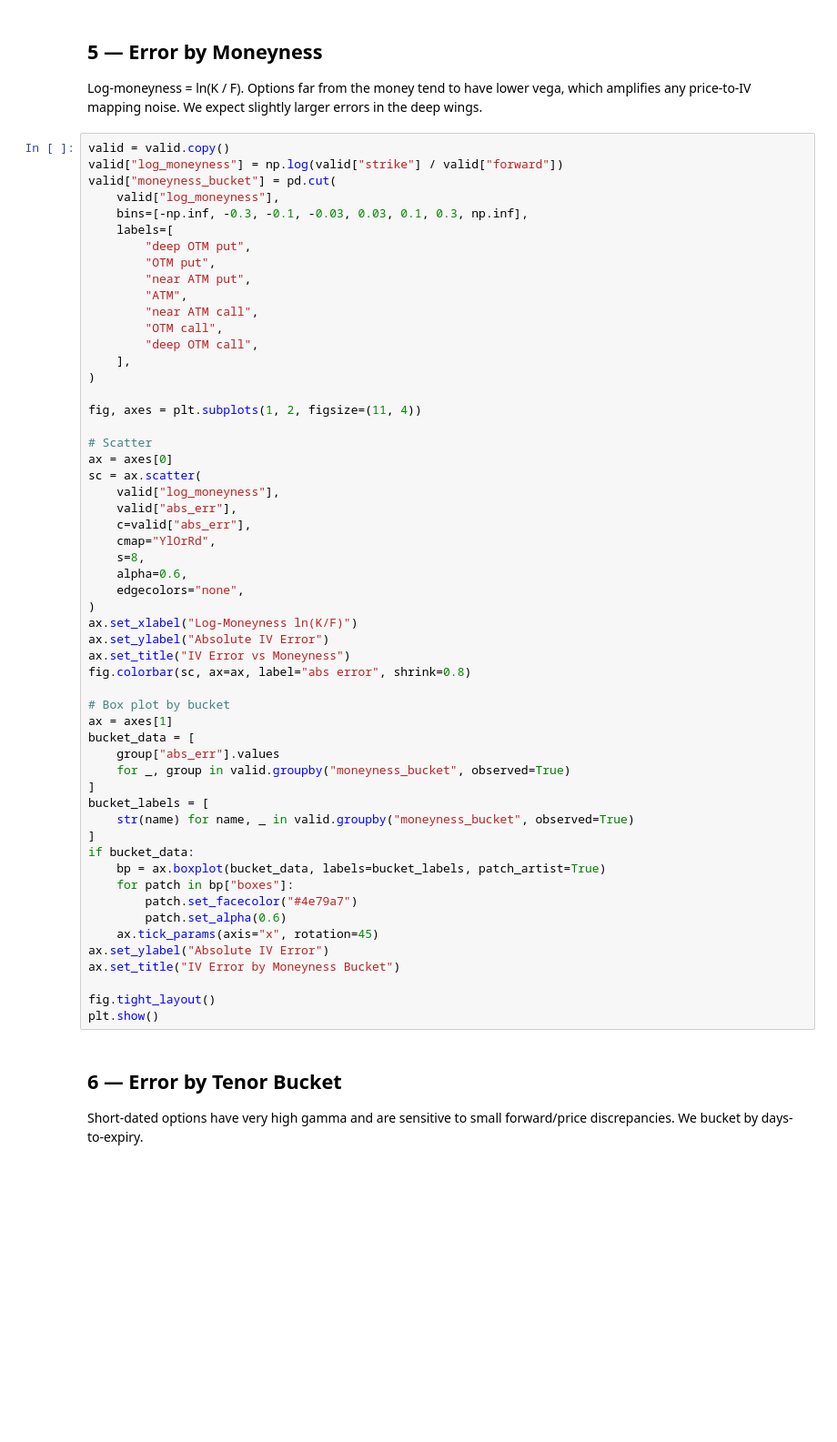
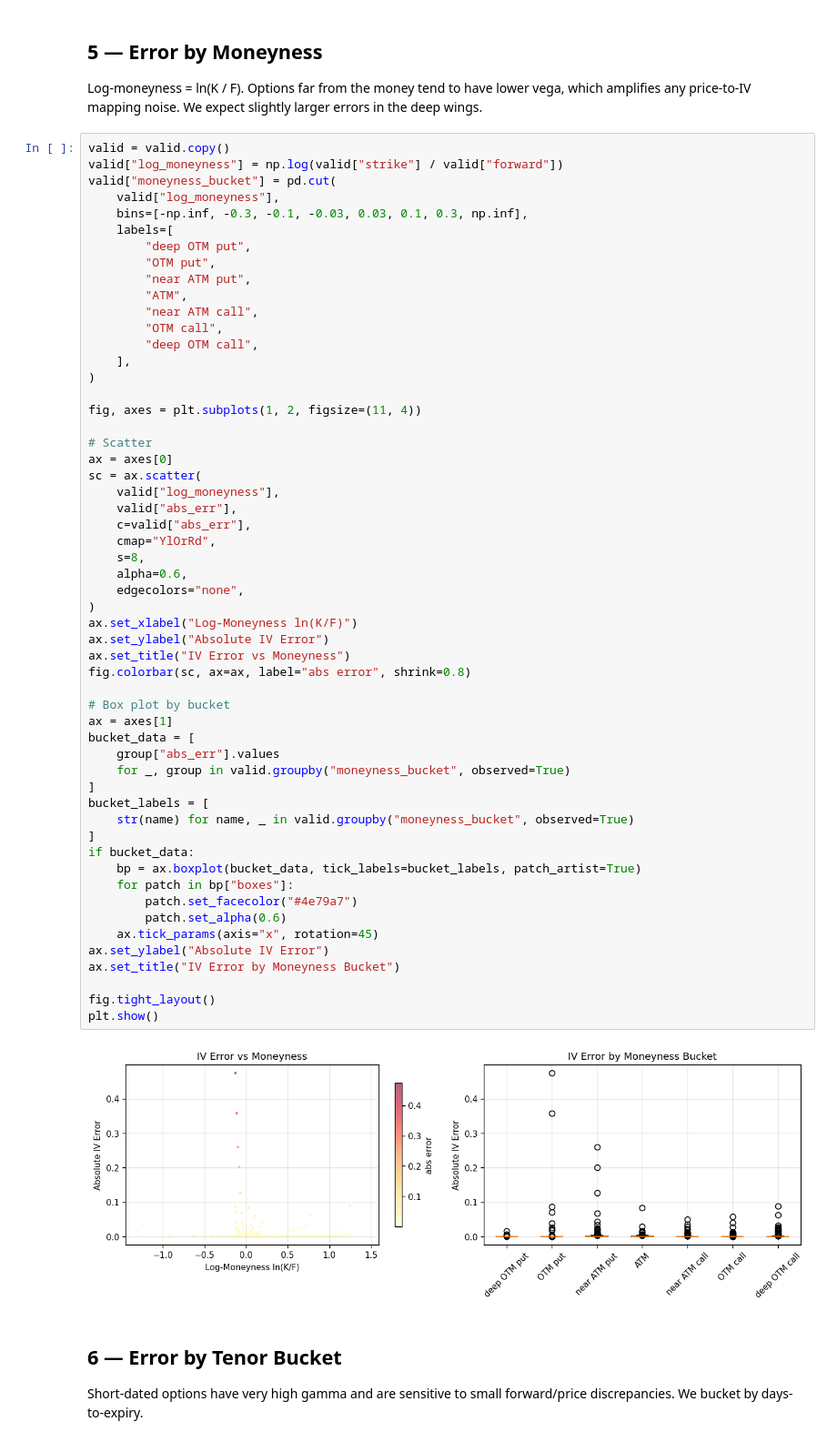
Before and after one commit to vicw0ng-hk/basis-vol-lab, a Jupyter notebook: notebooks/01_iv_greek_validation.ipynb, the cells around one changed output. Shown at 91% size. Cells and saved outputs as stored; diff of their text form; blank space fills up the shorter version.

```diff
--- a/notebooks/01_iv_greek_validation.ipynb
+++ b/notebooks/01_iv_greek_validation.ipynb
@@ -164,34 +193,36 @@ sc = ax.scatter(
     c=valid["abs_err"],
     cmap="YlOrRd",
     s=8,
     alpha=0.6,
     edgecolors="none",
 )
 ax.set_xlabel("Log-Moneyness ln(K/F)")
 ax.set_ylabel("Absolute IV Error")
 ax.set_title("IV Error vs Moneyness")
 fig.colorbar(sc, ax=ax, label="abs error", shrink=0.8)
 
 # Box plot by bucket
 ax = axes[1]
 bucket_data = [
     group["abs_err"].values
     for _, group in valid.groupby("moneyness_bucket", observed=True)
 ]
 bucket_labels = [
     str(name) for name, _ in valid.groupby("moneyness_bucket", observed=True)
 ]
 if bucket_data:
-    bp = ax.boxplot(bucket_data, labels=bucket_labels, patch_artist=True)
+    bp = ax.boxplot(bucket_data, tick_labels=bucket_labels, patch_artist=True)
     for patch in bp["boxes"]:
         patch.set_facecolor("#4e79a7")
         patch.set_alpha(0.6)
     ax.tick_params(axis="x", rotation=45)
 ax.set_ylabel("Absolute IV Error")
 ax.set_title("IV Error by Moneyness Bucket")
 
 fig.tight_layout()
 plt.show()
+# %% [output]
+[figure, added]
 # %% [markdown]
 ## 6 — Error by Tenor Bucket
 
```
Also changed, not shown: parts of 10 cells of this notebook, 2 other files.
